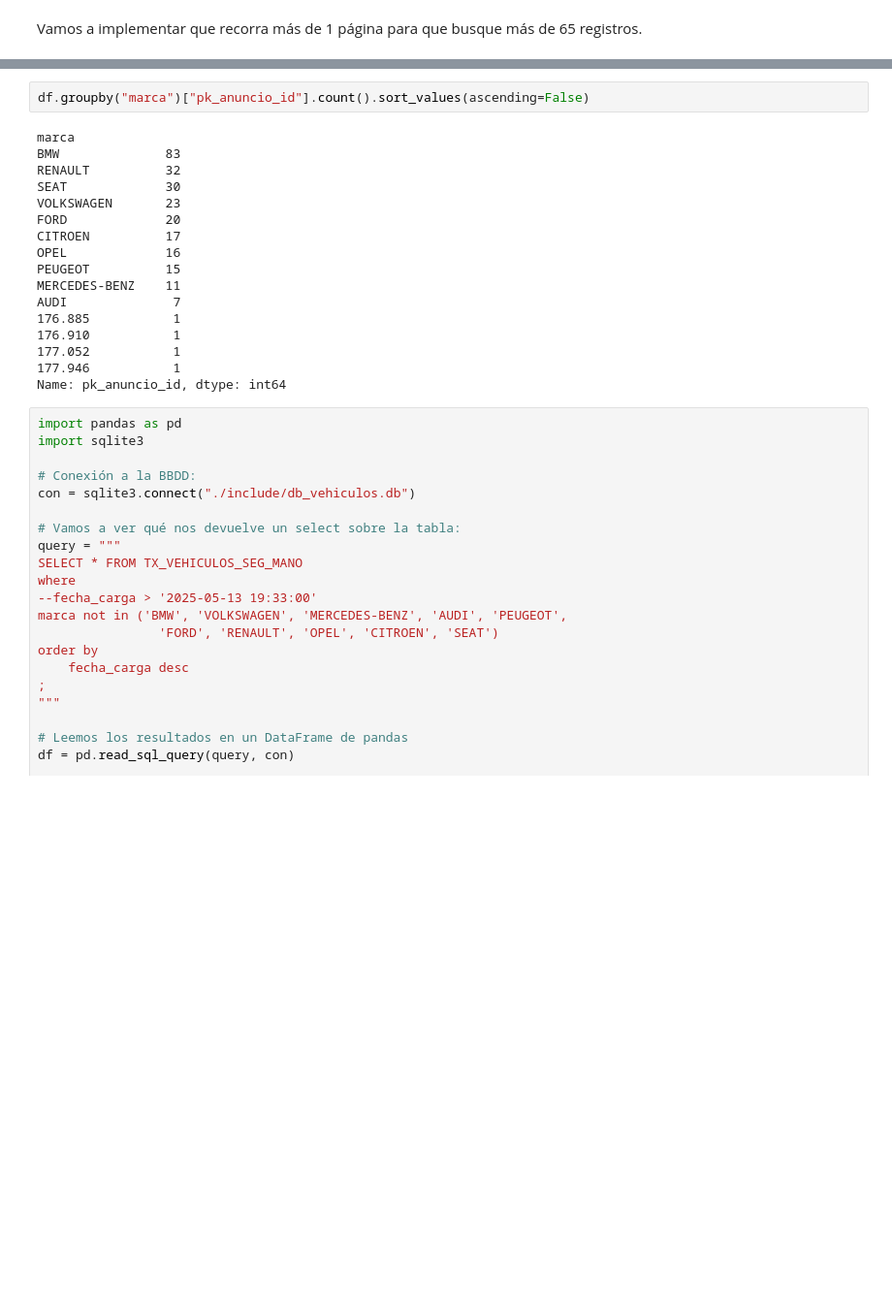
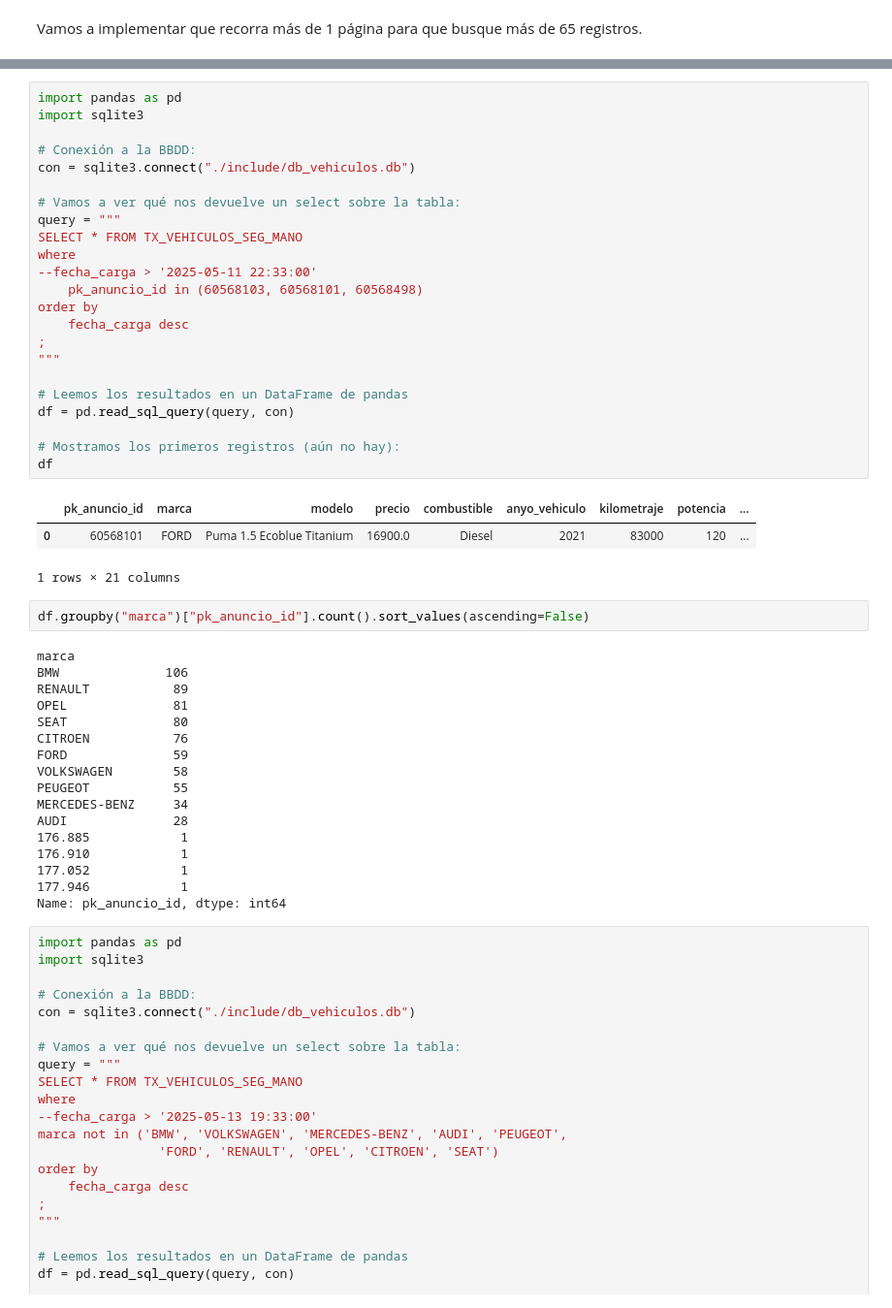
Before and after one commit to pintuchi2/tfm_car_price, a Jupyter notebook: undetected_scraper.ipynb, the cells around one changed output, grey strips where cells are left out. Shown: that part at 97% size. Drawn from its saved outputs; the diff is of its cells as text; blank space fills up the shorter version.

```diff
--- a/undetected_scraper.ipynb
+++ b/undetected_scraper.ipynb
@@ -501,21 +1072,48 @@ df
+# %%
+import pandas as pd
+import sqlite3
+
+# Conexión a la BBDD:
+con = sqlite3.connect("./include/db_vehiculos.db")
+
+# Vamos a ver qué nos devuelve un select sobre la tabla:
+query = """
+SELECT * FROM TX_VEHICULOS_SEG_MANO
+where
+--fecha_carga > '2025-05-11 22:33:00'
+    pk_anuncio_id in (60568103, 60568101, 60568498)
+order by
+    fecha_carga desc
+;
+"""
+
+# Leemos los resultados en un DataFrame de pandas
+df = pd.read_sql_query(query, con)
+
+# Mostramos los primeros registros (aún no hay):
+df
+# %% [output]
+|  | pk_anuncio_id | marca | modelo | precio | combustible | anyo_vehiculo | kilometraje | potencia | ... |
+| 0 | 60568101 | FORD | Puma 1.5 Ecoblue Titanium | 16900.0 | Diesel | 2021 | 83000 | 120 | ... |
+1 rows × 21 columns
 # %%
 df.groupby("marca")["pk_anuncio_id"].count().sort_values(ascending=False)
 # %% [output]
 marca
-BMW              83
-RENAULT          32
-SEAT             30
-VOLKSWAGEN       23
-FORD             20
-CITROEN          17
-OPEL             16
-PEUGEOT          15
-MERCEDES-BENZ    11
-AUDI              7
-176.885           1
-176.910           1
-177.052           1
-177.946           1
+BMW              106
+RENAULT           89
+OPEL              81
+SEAT              80
+CITROEN           76
+FORD              59
+VOLKSWAGEN        58
+PEUGEOT           55
+MERCEDES-BENZ     34
+AUDI              28
+176.885            1
+176.910            1
+177.052            1
+177.946            1
 Name: pk_anuncio_id, dtype: int64
 # %%
 import pandas as pd
```
Also changed, not shown: parts of 5 cells of this notebook, 3 other files.
